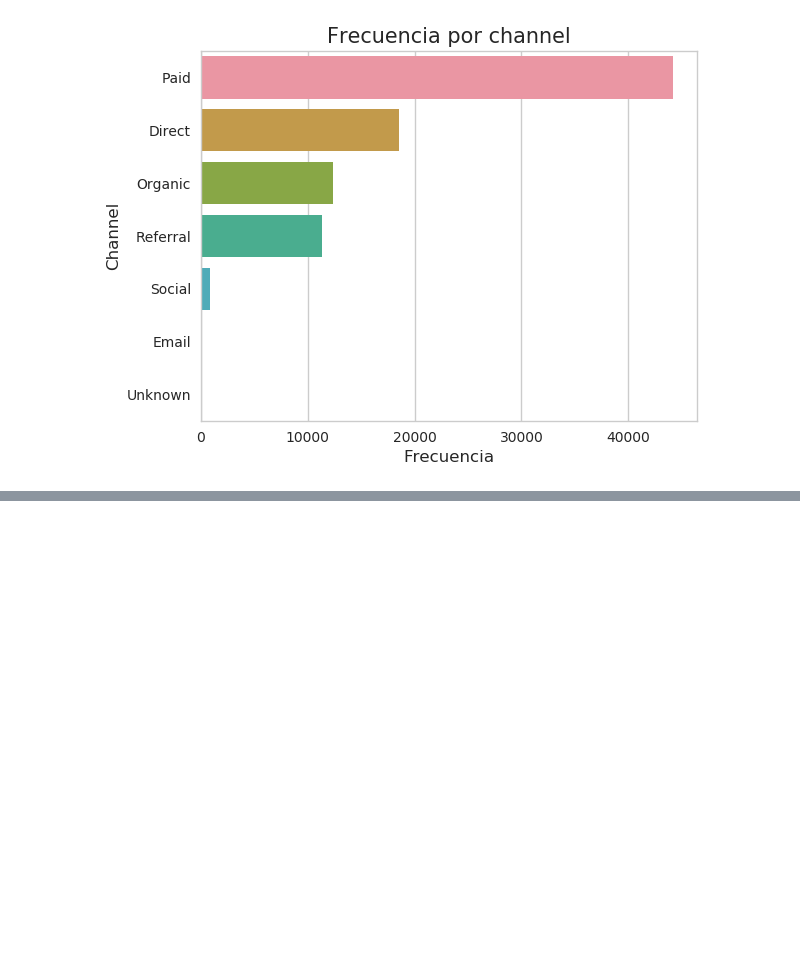
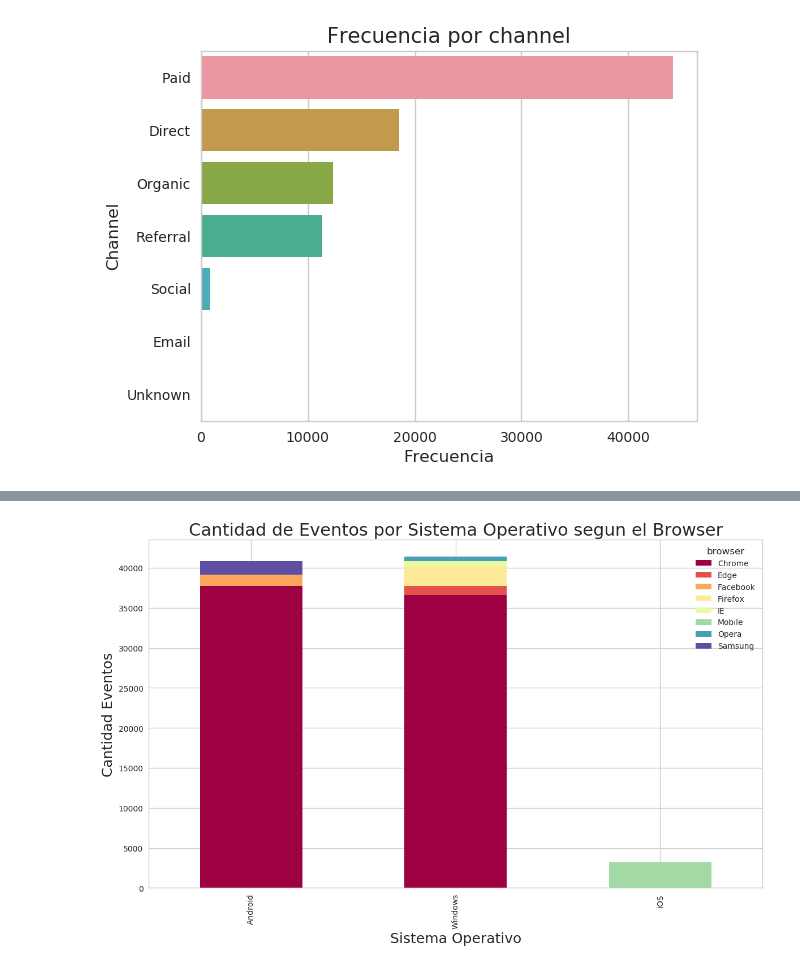
Before and after one commit to bauticanavese/Datos-Tps, a Jupyter notebook: TP1/Calculos Previos/analisis-santiago.ipynb, the cells around one changed output, grey strips where cells are left out. Saved outputs shown, nothing was run; the diff lists cells and outputs as text; code cells hidden in the pictures; blank space fills up the shorter version.

```diff
--- a/TP1/Calculos Previos/analisis-santiago.ipynb
+++ b/TP1/Calculos Previos/analisis-santiago.ipynb
@@ -112,0 +90,6 @@ dfEventVisitedSite.head(10)
+# %%
+# agrego operating system a
+df['operating_system'] = df['operating_system_version'].str.split(n=1).str[0]
+df['browser'] = df['browser_version'].str.split(n=1).str[0]
+eventosPorOSAndBrowser = df.groupby(['operating_system', 'browser'], as_index=False)['event'].count()
+eventosPorOSAndBrowser
@@ -112,0 +114,16 @@ dfEventVisitedSite.head(10)
+# %%
+# Filtramos por el promedio.
+minimo = 500
+eventosPorOSAndBrowser = eventosPorOSAndBrowser.loc[eventosPorOSAndBrowser['event'] > minimo]
+# %%
+pivoted = pd.pivot_table(eventosPorOSAndBrowser,values='event',columns='browser', \
+                         index='operating_system')
+# %%
+f = plt.figure()
+plt.title('Cantidad de Eventos por Sistema Operativo segun el Browser', fontsize=22)
+ax = pivoted.plot(kind='bar', stacked=True, colormap='Spectral', figsize=(14,8), ax=f.gca())
+ax.set_ylabel('Cantidad Eventos', fontsize=18);
+ax.set_xlabel('Sistema Operativo', fontsize=18);
+plt.show()
+# %% [output]
+[figure, added]
```
Also changed, not shown: parts of 10 cells of this notebook.
